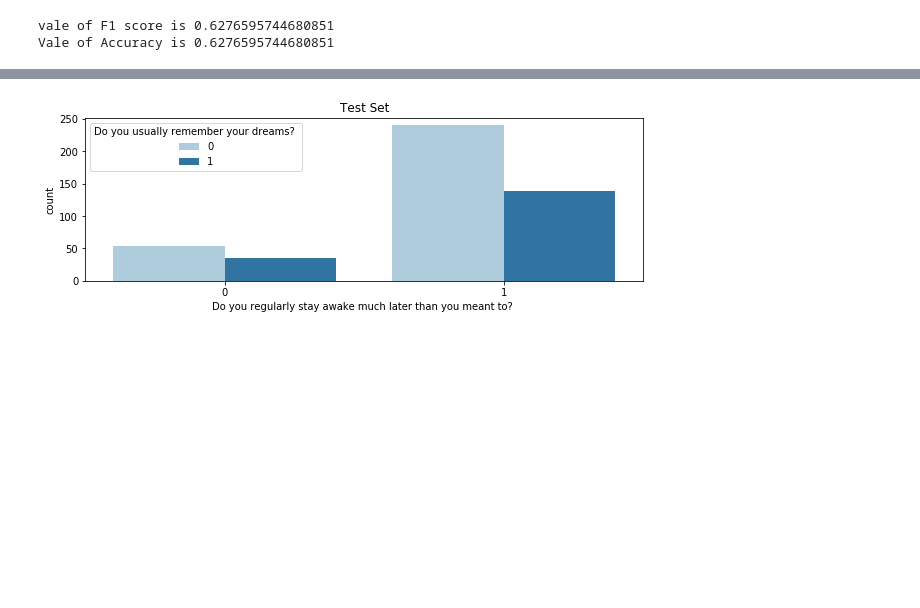
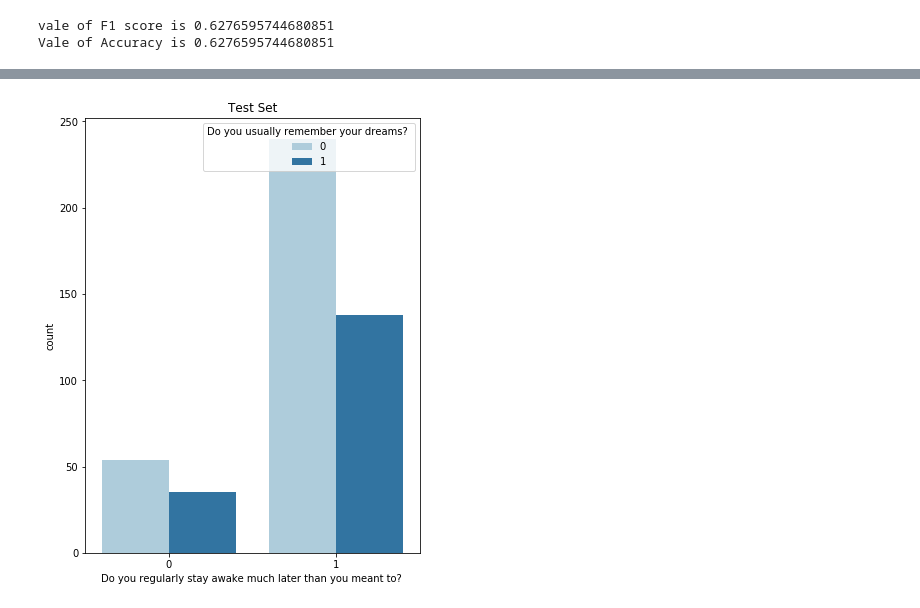
Before and after one commit to annie0sc/final-project-annie0sc, a Jupyter notebook: Chandolu_dreams.ipynb, the cells around one changed output, grey strips where cells are left out. Drawn from its saved outputs; the diff is of its cells as text; code cells hidden in the pictures; blank space fills up the shorter version.

```diff
--- a/Chandolu_dreams.ipynb
+++ b/Chandolu_dreams.ipynb
@@ -165,12 +165,12 @@ plt.savefig('trainset.png')
 # %%
 import matplotlib.pyplot as plt
 import seaborn as sns
 
-plt.figure(figsize=(10,3))
+plt.figure(figsize=(6,8))
 sns.set_palette("Paired")
 sns.countplot(x='Do you regularly stay awake much later than you meant to? ', data = data_frame,hue = 'Do you usually remember your dreams? ')
 plt.title('Test Set')
 #plt.show()
 plt.savefig('testset.png')
 # %% [output]
-[figure, old version]
+[figure, new version]
```
Also changed, not shown: parts of 1 cell of this notebook, 2 other files.
